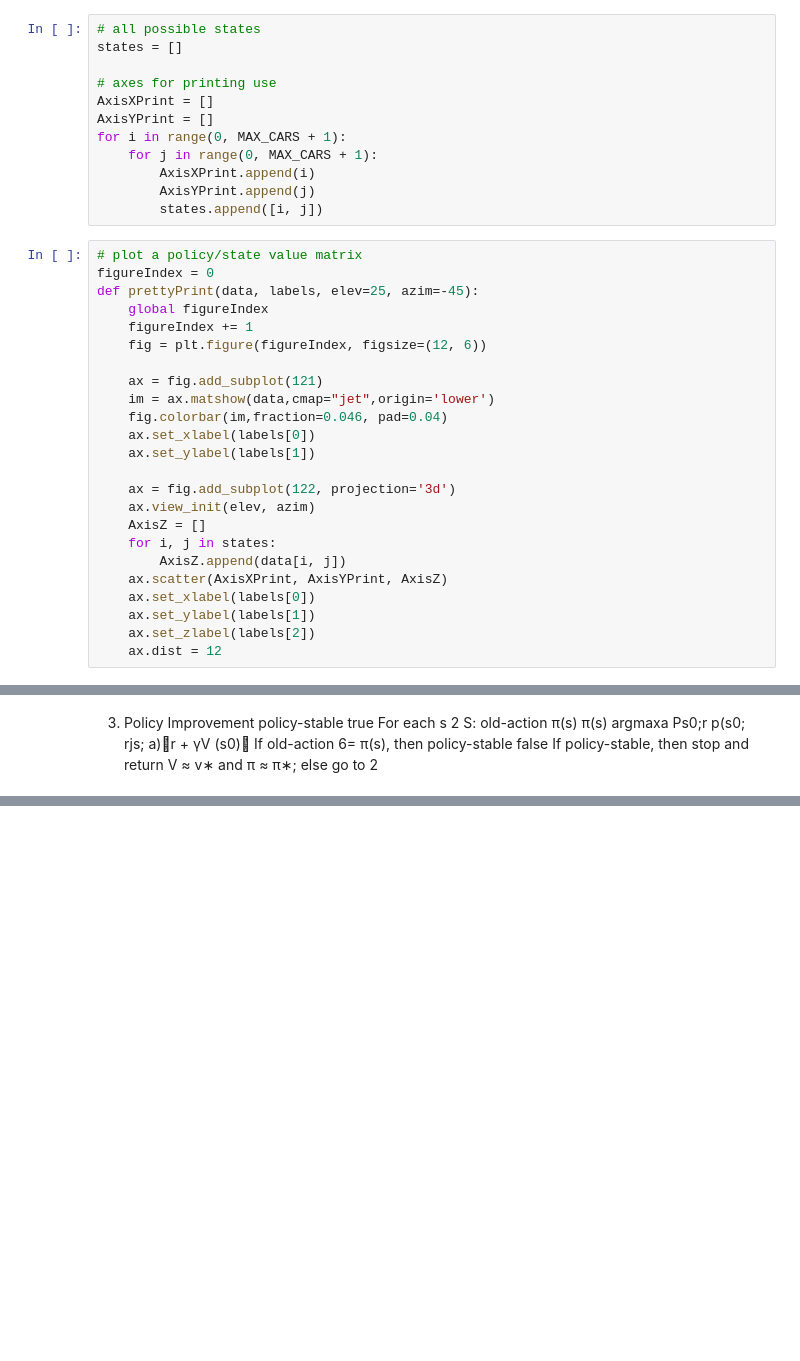
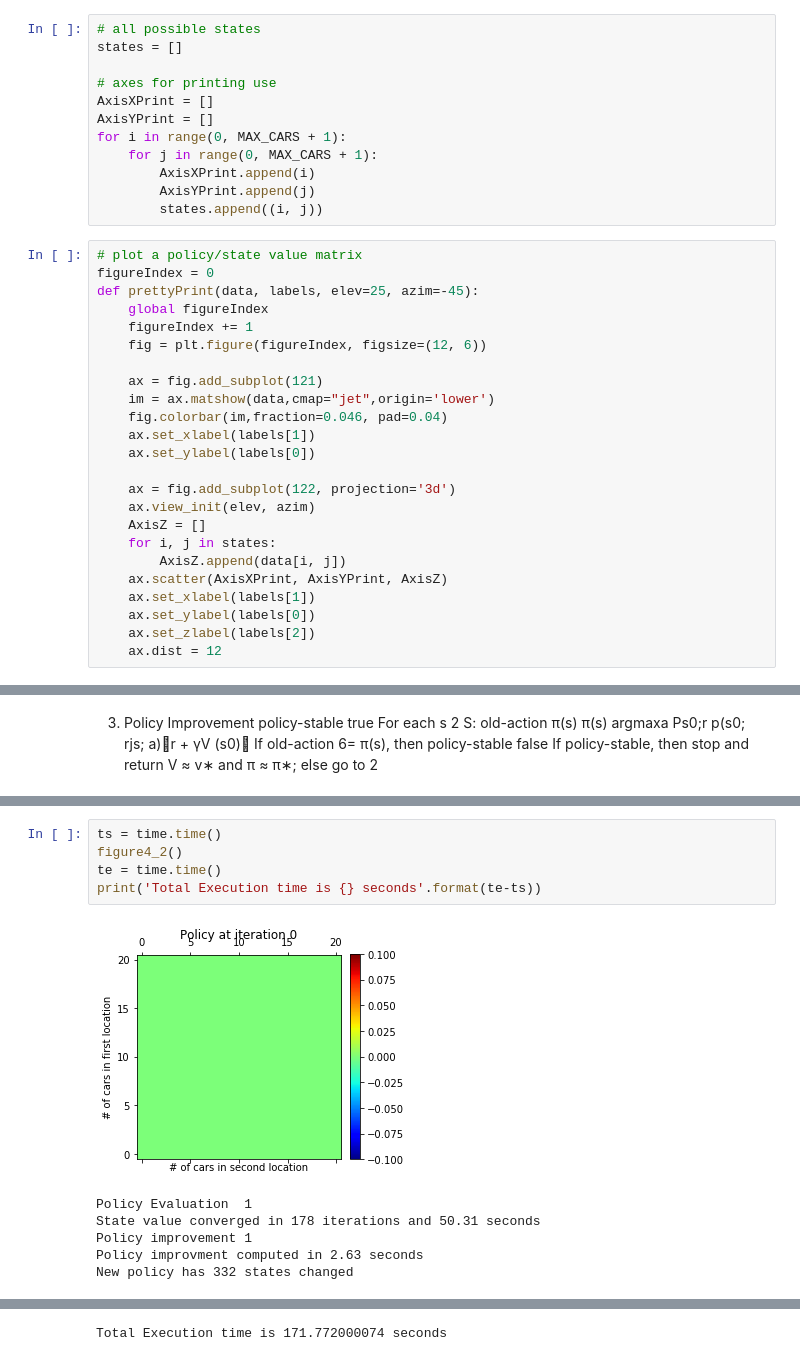
Before and after one commit to yellowlab9/reinforcement-learning-an-introduction, a Jupyter notebook: chapter04/CarRental.ipynb, the cells around one changed output, grey strips where cells are left out. Cells and saved outputs as stored; diff of their text form; blank space fills up the shorter version.

```diff
--- a/chapter04/CarRental.ipynb
+++ b/chapter04/CarRental.ipynb
@@ -103,7 +92,7 @@ for i in range(0, MAX_CARS + 1):
     for j in range(0, MAX_CARS + 1):
         AxisXPrint.append(i)
         AxisYPrint.append(j)
-        states.append([i, j])
+        states.append((i, j))
 # %%
 # plot a policy/state value matrix
 figureIndex = 0
@@ -115,8 +104,8 @@ def prettyPrint(data, labels, elev=25, azim=-45):
     ax = fig.add_subplot(121)
     im = ax.matshow(data,cmap="jet",origin='lower')
     fig.colorbar(im,fraction=0.046, pad=0.04)
-    ax.set_xlabel(labels[0])
-    ax.set_ylabel(labels[1])
+    ax.set_xlabel(labels[1])
+    ax.set_ylabel(labels[0])
 
     ax = fig.add_subplot(122, projection='3d')
     ax.view_init(elev, azim)
@@ -124,8 +113,8 @@ def prettyPrint(data, labels, elev=25, azim=-45):
     for i, j in states:
         AxisZ.append(data[i, j])
     ax.scatter(AxisXPrint, AxisYPrint, AxisZ)
-    ax.set_xlabel(labels[0])
-    ax.set_ylabel(labels[1])
+    ax.set_xlabel(labels[1])
+    ax.set_ylabel(labels[0])
     ax.set_zlabel(labels[2])
     ax.dist = 12
 # %% [markdown]
@@ -323,0 +316,12 @@ plt.show()
+# %%
+ts = time.time()
+figure4_2()
+te = time.time()
+print('Total Execution time is {} seconds'.format(te-ts))
+# %% [output]
+[figure, added]
+Policy Evaluation  1
+State value converged in 178 iterations and 50.31 seconds
+Policy improvement 1
+Policy improvment computed in 2.63 seconds
+New policy has 332 states changed
@@ -323,0 +354 @@ plt.show()
+Total Execution time is 171.772000074 seconds
```
Also changed, not shown: parts of 5 cells of this notebook.
